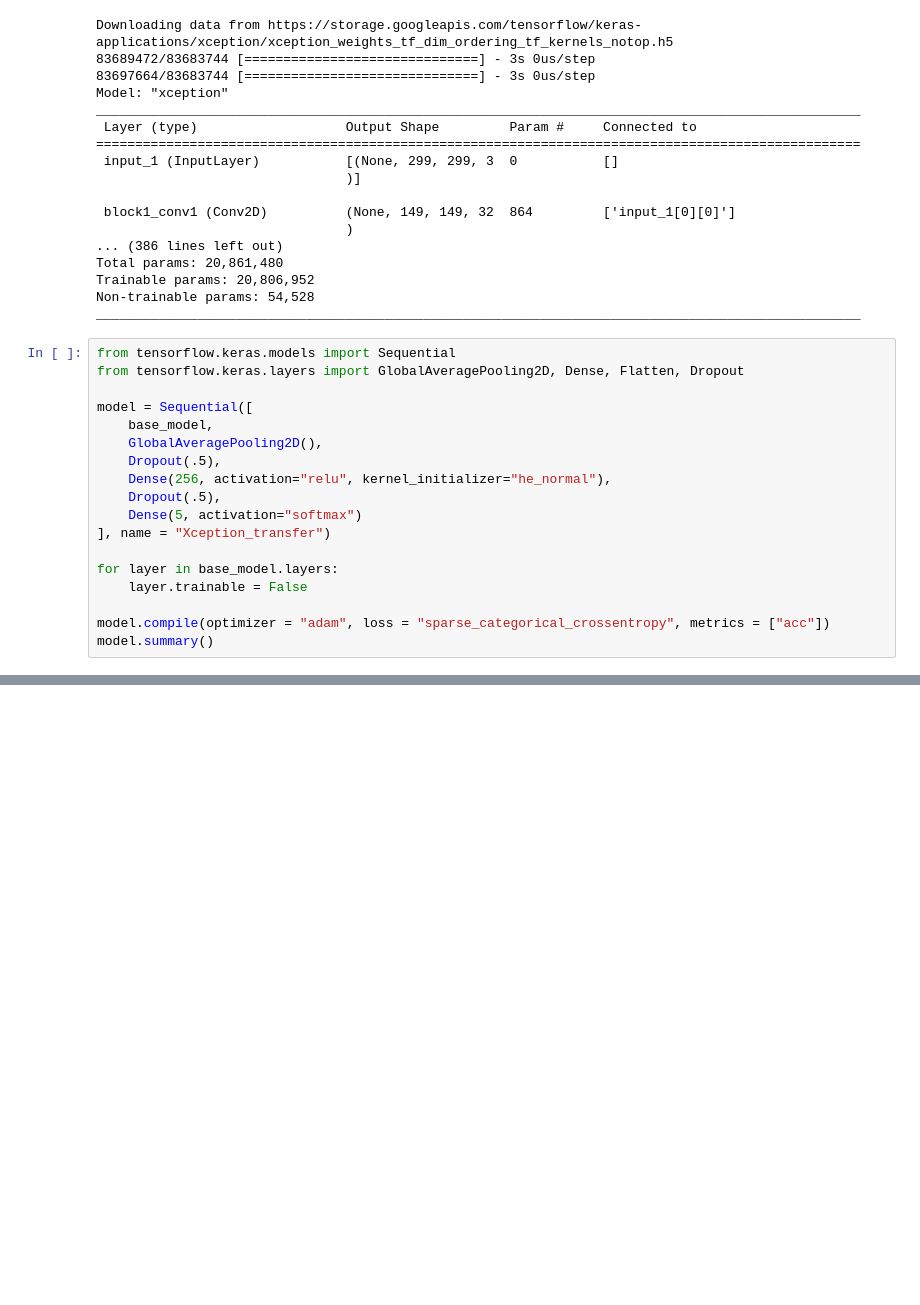
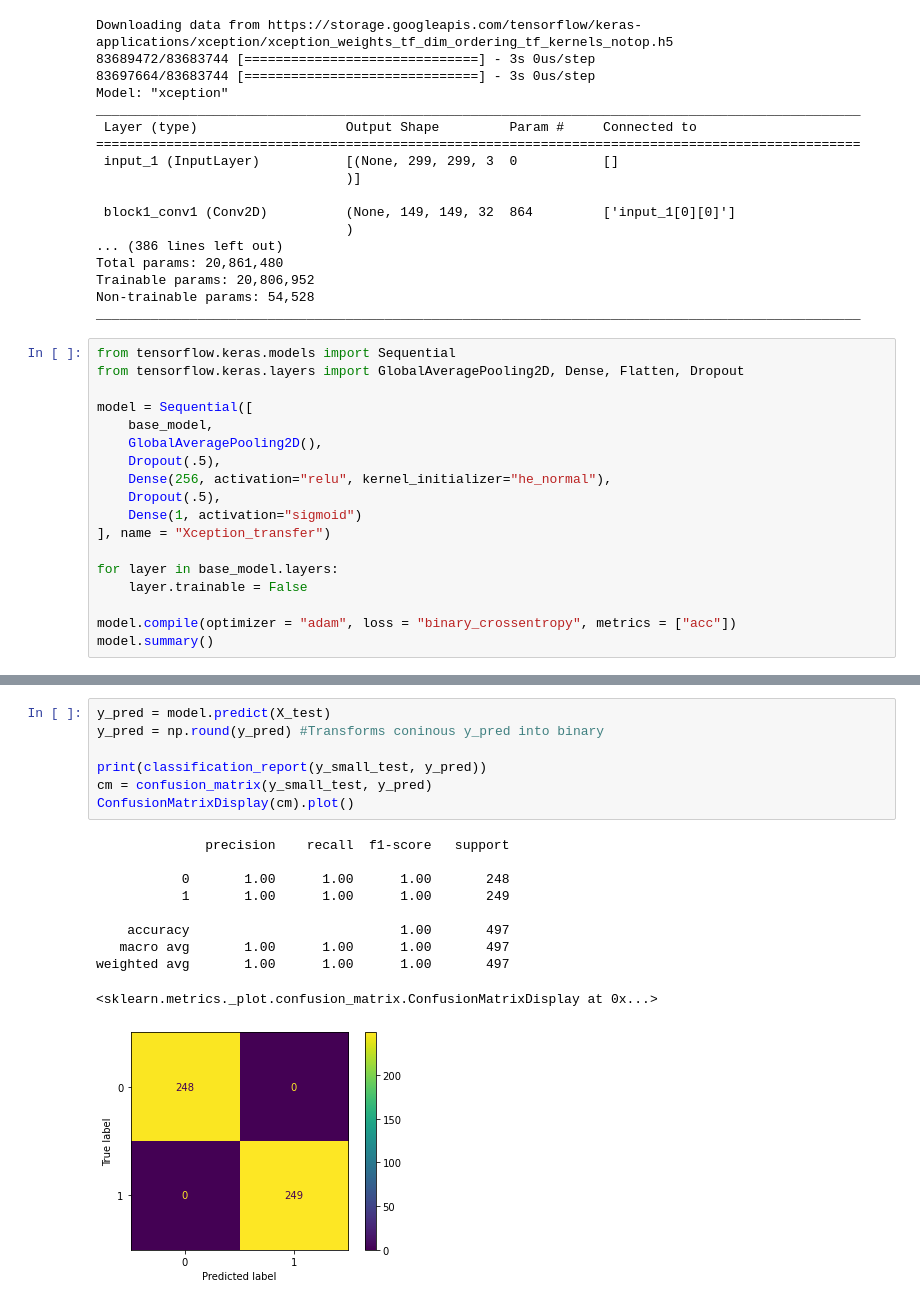
Before and after one commit to Lelelass/Deep-Learning-21, a Jupyter notebook: Labb/lab.ipynb, the cells around one changed output, grey strips where cells are left out. Cells and saved outputs as stored; diff of their text form; blank space fills up the shorter version.

Commit message:
correct and run transfer model

```diff
--- a/Labb/lab.ipynb
+++ b/Labb/lab.ipynb
@@ -604,13 +604,13 @@ model = Sequential([
     Dropout(.5),
     Dense(256, activation="relu", kernel_initializer="he_normal"),
     Dropout(.5),
-    Dense(5, activation="softmax")
+    Dense(1, activation="sigmoid")
 ], name = "Xception_transfer")
 
 for layer in base_model.layers:
     layer.trainable = False
 
-model.compile(optimizer = "adam", loss = "sparse_categorical_crossentropy", metrics = ["acc"])
+model.compile(optimizer = "adam", loss = "binary_crossentropy", metrics = ["acc"])
 model.summary()
 # %% [output]
 Model: "Xception_transfer"
@@ -637,0 +655,18 @@ Epoch 1/20
+# %%
+y_pred = model.predict(X_test)
+y_pred = np.round(y_pred) #Transforms coninous y_pred into binary
+
+print(classification_report(y_small_test, y_pred))
+cm = confusion_matrix(y_small_test, y_pred)
+ConfusionMatrixDisplay(cm).plot()
+# %% [output]
+              precision    recall  f1-score   support
+
+           0       1.00      1.00      1.00       248
+           1       1.00      1.00      1.00       249
+
+    accuracy                           1.00       497
+   macro avg       1.00      1.00      1.00       497
+weighted avg       1.00      1.00      1.00       497
+<sklearn.metrics._plot.confusion_matrix.ConfusionMatrixDisplay at 0x...>
+[figure, added]
```
Also changed, not shown: parts of 2 cells of this notebook.
